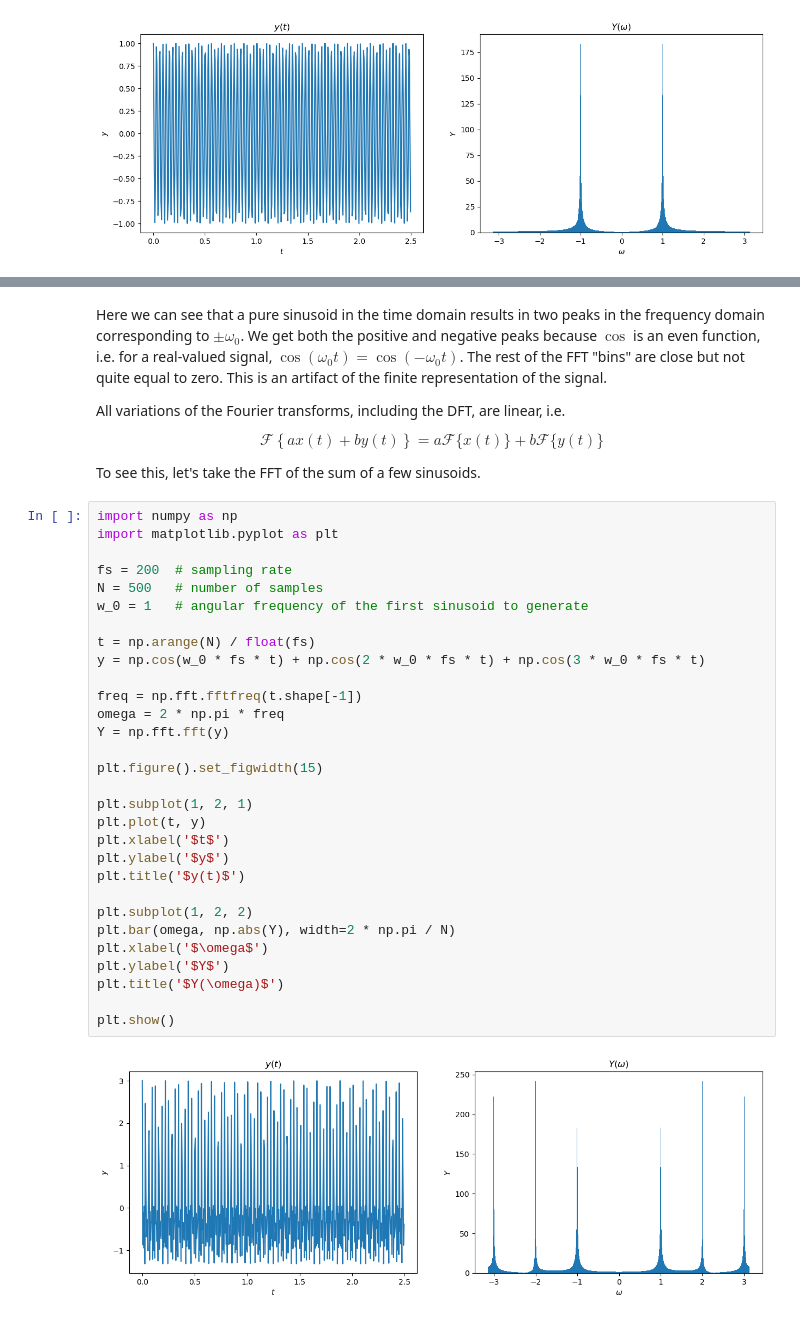
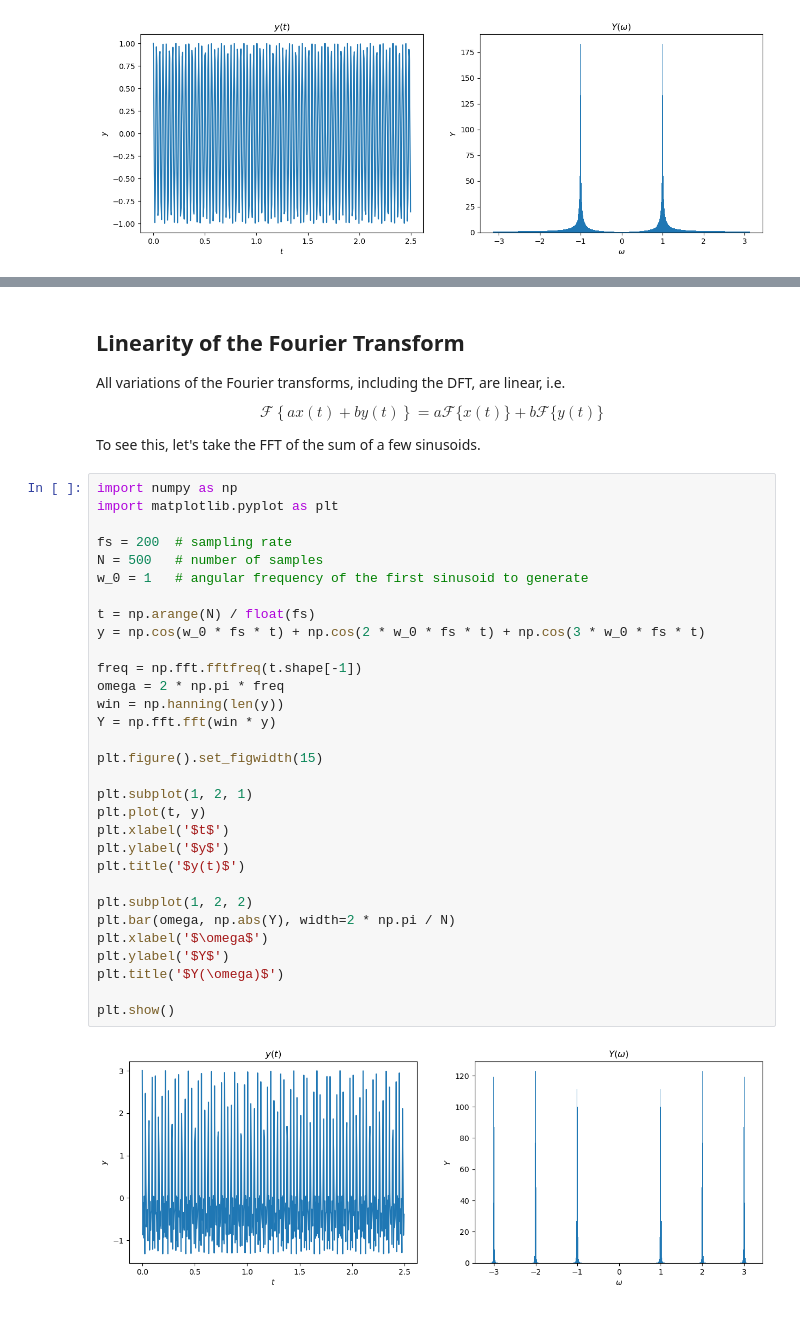
Before and after one commit to rytse/tiri_tutorial, a Jupyter notebook: notebooks/002_frequency_domain_intro.ipynb, the cells around one changed output, grey strips where cells are left out. Drawn from its saved outputs; the diff is of its cells as text.

```diff
--- a/notebooks/002_frequency_domain_intro.ipynb
+++ b/notebooks/002_frequency_domain_intro.ipynb
@@ -59,5 +93,5 @@ plt.show()
 # %% [markdown]
-Here we can see that a pure sinusoid in the time domain results in two peaks in the frequency domain corresponding to $\pm \omega_0$. We get both the positive and negative peaks because $\cos$ is an even function, i.e. for a real-valued signal, $\cos(\omega_0 t) = \cos(-\omega_0 t)$. The rest of the FFT "bins" are close but not quite equal to zero. This is an artifact of the finite representation of the signal.
+## Linearity of the Fourier Transform
 
 All variations of the Fourier transforms, including the DFT, are linear, i.e.
 
@@ -67,32 +101,33 @@ To see this, let's take the FFT of the sum of a few sinusoids.
 # %%
 import numpy as np
 import matplotlib.pyplot as plt
 
 fs = 200  # sampling rate
 N = 500   # number of samples
 w_0 = 1   # angular frequency of the first sinusoid to generate
 
 t = np.arange(N) / float(fs)
 y = np.cos(w_0 * fs * t) + np.cos(2 * w_0 * fs * t) + np.cos(3 * w_0 * fs * t)
 
 freq = np.fft.fftfreq(t.shape[-1])
 omega = 2 * np.pi * freq
-Y = np.fft.fft(y)
+win = np.hanning(len(y))
+Y = np.fft.fft(win * y)
 
 plt.figure().set_figwidth(15)
 
 plt.subplot(1, 2, 1)
 plt.plot(t, y)
 plt.xlabel('$t$')
 plt.ylabel('$y$')
 plt.title('$y(t)$')
 
 plt.subplot(1, 2, 2)
 plt.bar(omega, np.abs(Y), width=2 * np.pi / N)
 plt.xlabel('$\omega$')
 plt.ylabel('$Y$')
 plt.title('$Y(\omega)$')
 
 plt.show()
 # %% [output]
-[figure, old version]
+[figure, new version]
```
Also changed, not shown: parts of 2 cells of this notebook, 1 other file.
